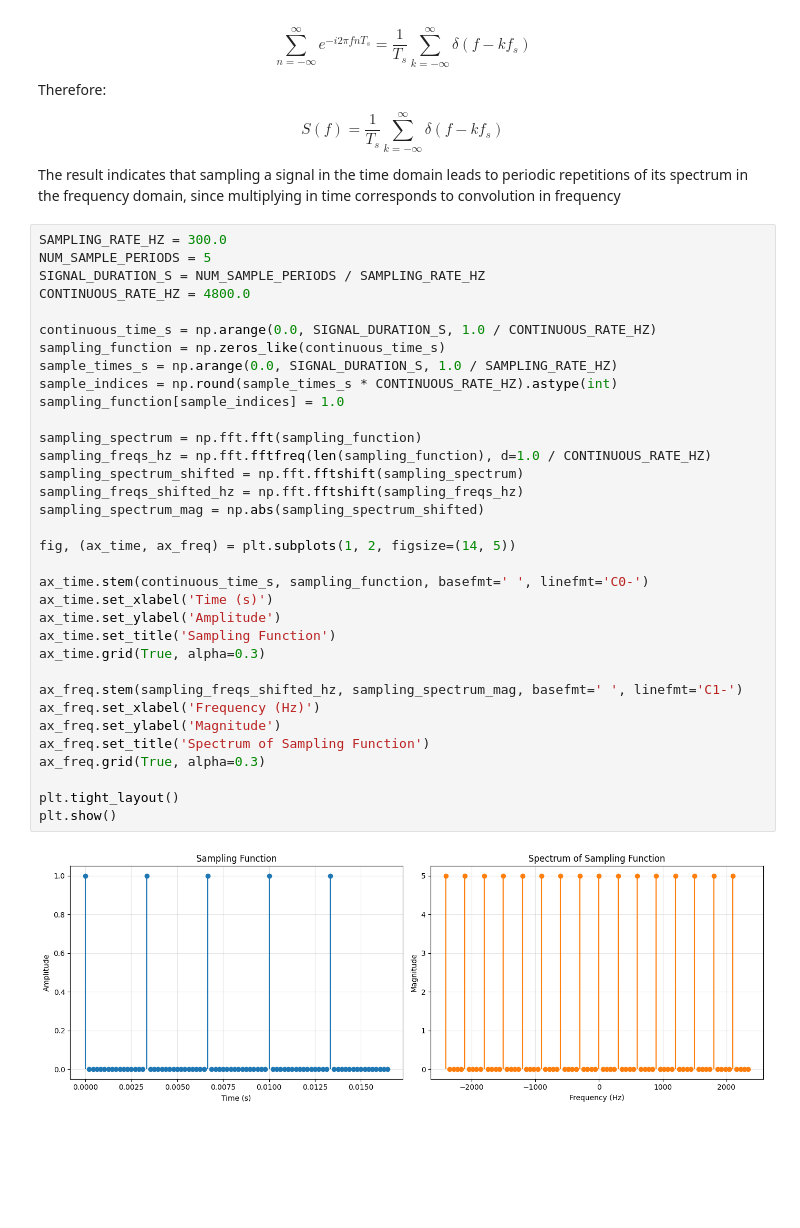
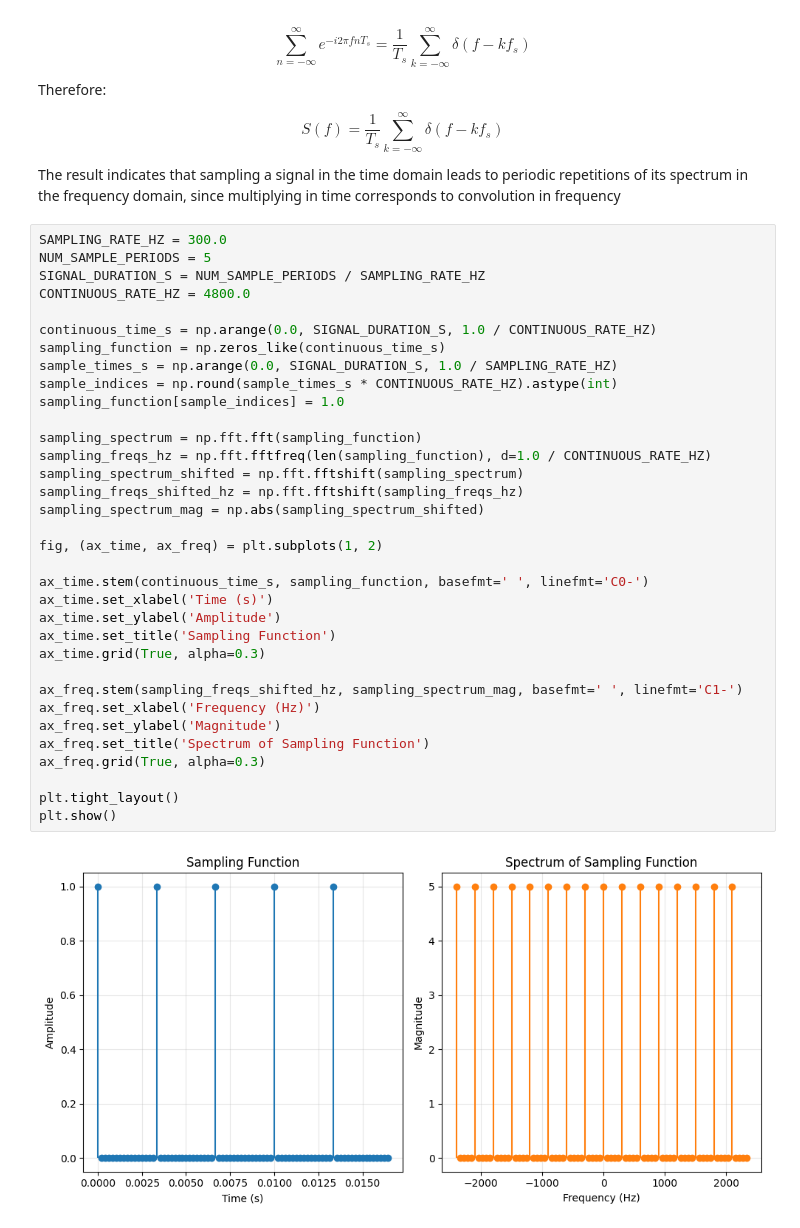
Before and after one commit to smdaa/dsp-manifesto, a Jupyter notebook: nyquist-shannon/main.ipynb, the cells around one changed output. Saved outputs shown, nothing was run; the diff lists cells and outputs as text; blank space fills up the shorter version.

```diff
--- a/nyquist-shannon/main.ipynb
+++ b/nyquist-shannon/main.ipynb
@@ -93,32 +95,32 @@ SIGNAL_DURATION_S = NUM_SAMPLE_PERIODS / SAMPLING_RATE_HZ
 CONTINUOUS_RATE_HZ = 4800.0
 
 continuous_time_s = np.arange(0.0, SIGNAL_DURATION_S, 1.0 / CONTINUOUS_RATE_HZ)
 sampling_function = np.zeros_like(continuous_time_s)
 sample_times_s = np.arange(0.0, SIGNAL_DURATION_S, 1.0 / SAMPLING_RATE_HZ)
 sample_indices = np.round(sample_times_s * CONTINUOUS_RATE_HZ).astype(int)
 sampling_function[sample_indices] = 1.0
 
 sampling_spectrum = np.fft.fft(sampling_function)
 sampling_freqs_hz = np.fft.fftfreq(len(sampling_function), d=1.0 / CONTINUOUS_RATE_HZ)
 sampling_spectrum_shifted = np.fft.fftshift(sampling_spectrum)
 sampling_freqs_shifted_hz = np.fft.fftshift(sampling_freqs_hz)
 sampling_spectrum_mag = np.abs(sampling_spectrum_shifted)
 
-fig, (ax_time, ax_freq) = plt.subplots(1, 2, figsize=(14, 5))
+fig, (ax_time, ax_freq) = plt.subplots(1, 2)
 
 ax_time.stem(continuous_time_s, sampling_function, basefmt=' ', linefmt='C0-')
 ax_time.set_xlabel('Time (s)')
 ax_time.set_ylabel('Amplitude')
 ax_time.set_title('Sampling Function')
 ax_time.grid(True, alpha=0.3)
 
 ax_freq.stem(sampling_freqs_shifted_hz, sampling_spectrum_mag, basefmt=' ', linefmt='C1-')
 ax_freq.set_xlabel('Frequency (Hz)')
 ax_freq.set_ylabel('Magnitude')
 ax_freq.set_title('Spectrum of Sampling Function')
 ax_freq.grid(True, alpha=0.3)
 
 plt.tight_layout()
 plt.show()
 # %% [output]
-[figure, old version]
+[figure, new version]
```
Also changed, not shown: parts of 3 cells of this notebook, 3 other files.
